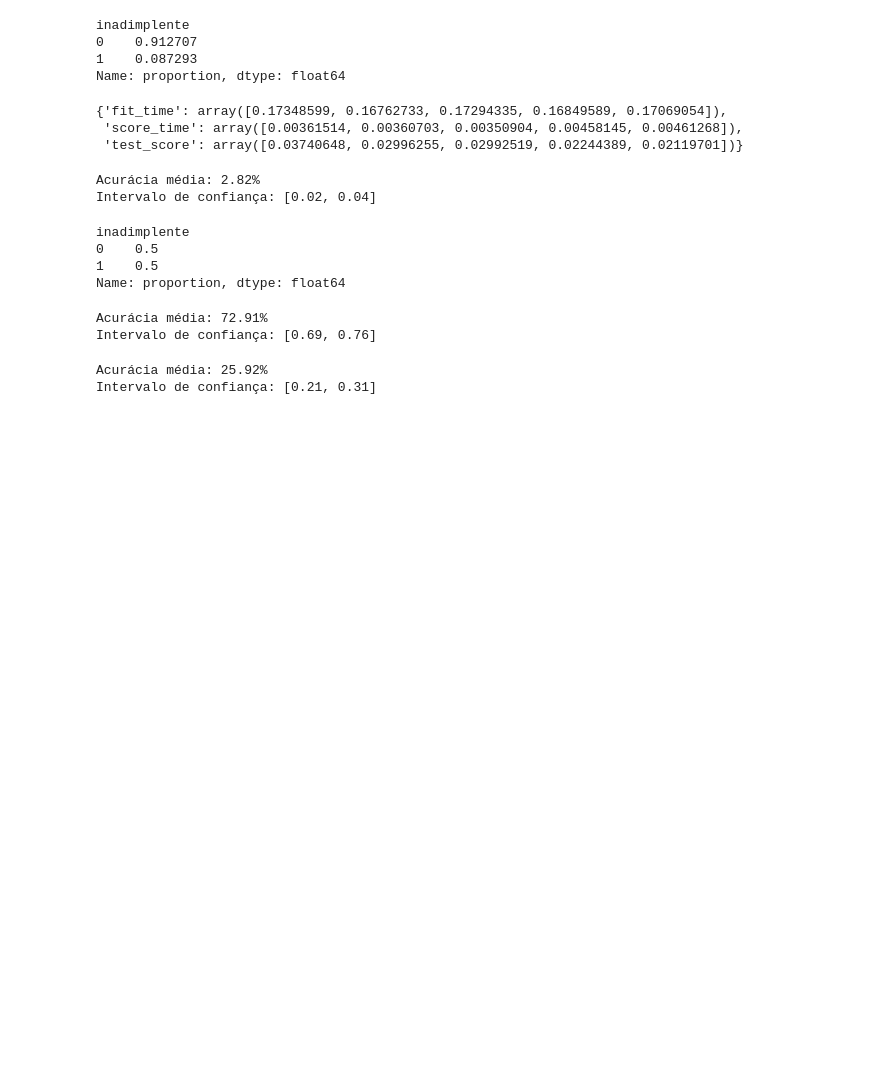
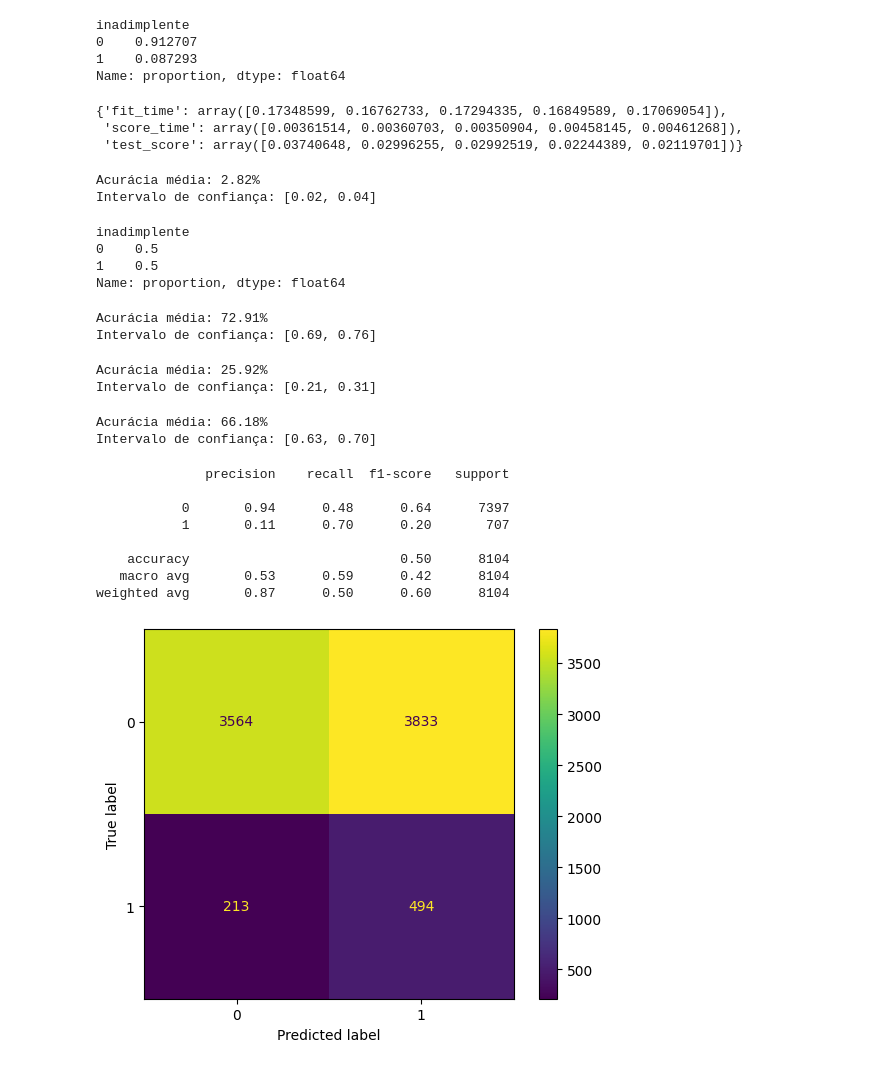
Before and after one commit to Heitorccf/Sapientia, a Jupyter notebook: supervised classification/validation and metrics/exploitation.ipynb, the cells around one changed output. Saved outputs shown, nothing was run; the diff lists cells and outputs as text; code cells hidden in the pictures; blank space fills up the shorter version.

Commit message:
Testando o Modelo

```diff
--- a/supervised classification/validation and metrics/exploitation.ipynb
+++ b/supervised classification/validation and metrics/exploitation.ipynb
@@ -251,0 +259,23 @@ Intervalo de confiança: [0.21, 0.31]
+# %%
+intervalo_conf(cv_results)
+# %% [output]
+Acurácia média: 66.18%
+Intervalo de confiança: [0.63, 0.70]
+# %%
+undersample = NearMiss(version=3)
+x_resampled, y_resampled = undersample.fit_resample(x, y)
+modelo=DecisionTreeClassifier(max_depth=10)
+modelo.fit(x_resampled, y_resampled)
+y_previsto = modelo.predict(x_teste)
+print(classification_report(y_teste, y_previsto))
+ConfusionMatrixDisplay.from_predictions(y_teste, y_previsto);
+# %% [output]
+              precision    recall  f1-score   support
+
+           0       0.94      0.48      0.64      7397
+           1       0.11      0.70      0.20       707
+
+    accuracy                           0.50      8104
+   macro avg       0.53      0.59      0.42      8104
+weighted avg       0.87      0.50      0.60      8104
+[figure, added]
```
Also changed, not shown: parts of 2 cells of this notebook.
